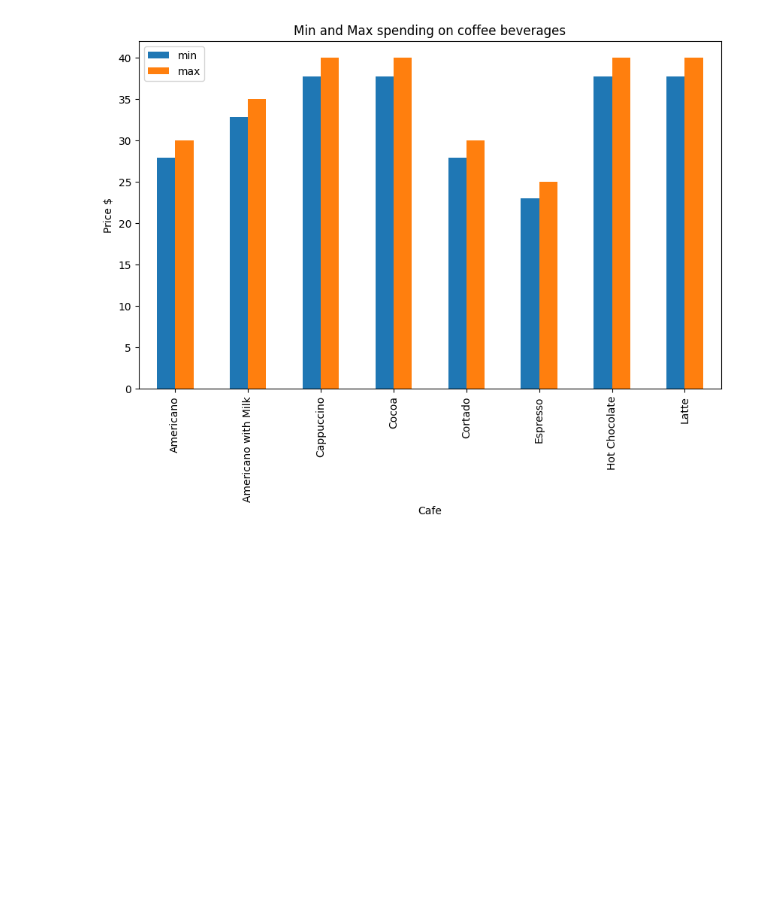
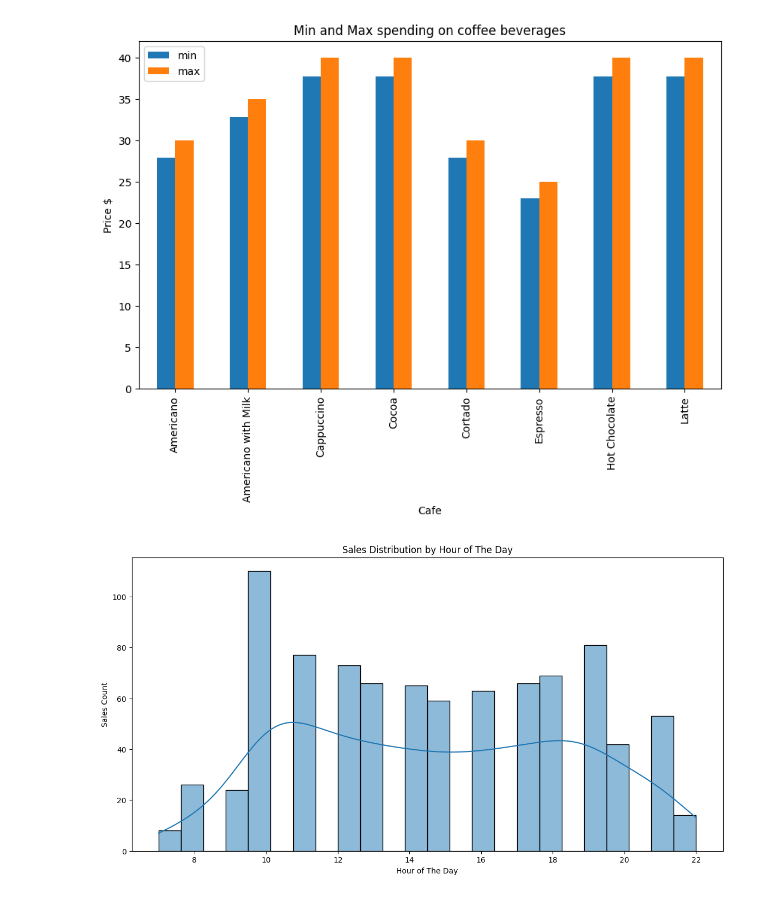
Before and after one commit to 254Bit/InteractiveDashboards, a Jupyter notebook: Coffee Sales/Coffee Sales.ipynb, the cells around one changed output. Drawn from its saved outputs; the diff is of its cells as text; code cells hidden in the pictures; blank space fills up the shorter version.

Commit message:
Data Analysis

```diff
--- a/Coffee Sales/Coffee Sales.ipynb
+++ b/Coffee Sales/Coffee Sales.ipynb
@@ -188,0 +221,11 @@ plt.show()
+# %%
+# 3. What time do customers mostly buy coffee?
+df['hour'] = df['datetime'].dt.hour
+plt.figure(figsize=(14, 7))
+sns.histplot(data=df, x='hour', kde=True, bins=24)
+plt.title('Sales Distribution by Hour of The Day')
+plt.xlabel('Hour of The Day')
+plt.ylabel('Sales Count')
+plt.show()
+# %% [output]
+[figure, added]
```
Also changed, not shown: parts of 4 cells of this notebook.
